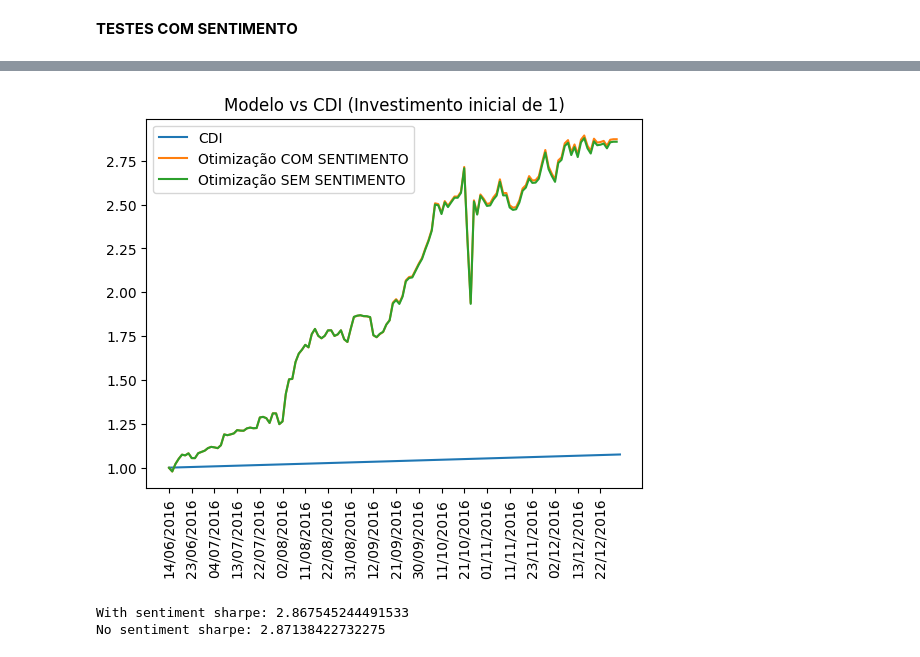
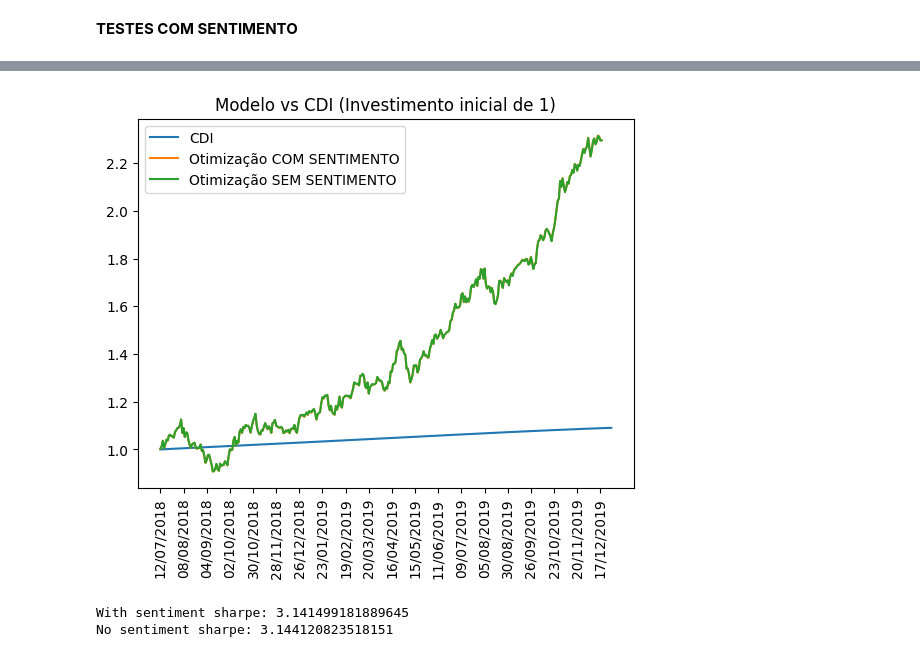
Before and after one commit to ehbats/tcc, a Jupyter notebook: twittator/data_analysis/technical_rf.ipynb, the cells around one changed output, grey strips where cells are left out. Cells and saved outputs as stored; diff of their text form; code cells hidden in the pictures.

```diff
--- a/twittator/data_analysis/technical_rf.ipynb
+++ b/twittator/data_analysis/technical_rf.ipynb
@@ -519,25 +541,25 @@ print(with_sentiment_sharpe)
 # %%
 import matplotlib.pyplot as plt
 from portfolio_management.services.sharpe_calculator import SharpeCalculator
 tick_divider = 5
 
-with_sentiment = markowitz_with_sentiment
-no_sentiment = markowitz_no_sentiment
+with_sentiment = balanced_weights_with_sentiment
+no_sentiment = balanced_weights_no_sentiment
 
 plt.plot(benchmark['capitalization'], label=benchmark_name)
 plt.plot(with_sentiment['capitalization'], label='Otimização COM SENTIMENTO')
 plt.plot(no_sentiment['capitalization'], label='Otimização SEM SENTIMENTO')
 plt.legend(loc="upper left")
 plt.title(f'Modelo vs {benchmark_type} (Investimento inicial de {initial_investment})')
 plt.xticks(ticks = range(0,len(benchmark.index)), labels = benchmark[date_column], rotation='vertical')
 plt.locator_params(axis='x', nbins=20)
 plt.show()
 
 with_sentiment_sharpe = SharpeCalculator().calculate(benchmark_data=benchmark, portfolio_data=with_sentiment)
 no_sentiment_sharpe = SharpeCalculator().calculate(benchmark_data=benchmark, portfolio_data=no_sentiment)
 print(f'With sentiment sharpe: {with_sentiment_sharpe}')
 print(f'No sentiment sharpe: {no_sentiment_sharpe}')
 # %% [output]
-[figure, old version]
+[figure, new version]
-With sentiment sharpe: 2.867545244491533
-No sentiment sharpe: 2.87138422732275
+With sentiment sharpe: 3.141499181889645
+No sentiment sharpe: 3.144120823518151
```
Also changed, not shown: parts of 7 cells of this notebook, 3 other files.
